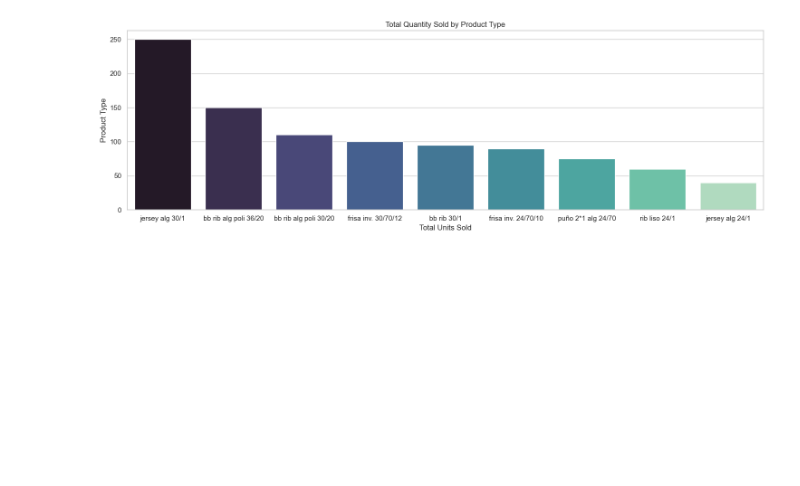
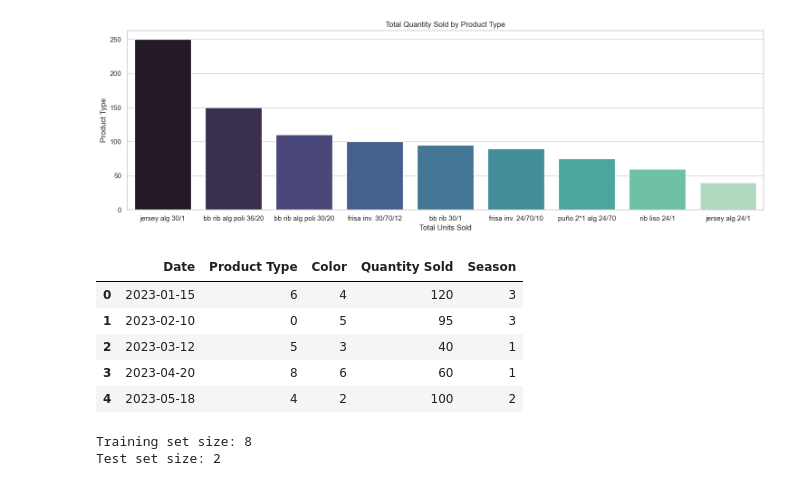
Before and after one commit to danveb/color-demand-predictor, a Jupyter notebook: color_trend_analysis.ipynb, the cells around one changed output. Saved outputs shown, nothing was run; the diff lists cells and outputs as text; code cells hidden in the pictures; blank space fills up the shorter version.

Commit message:
finish ML model and custom prediction step

```diff
--- a/color_trend_analysis.ipynb
+++ b/color_trend_analysis.ipynb
@@ -111,3 +111,60 @@ plt.tight_layout()
 plt.show()
 # %% [output]
 [figure]
+# %%
+# Prepare Data (Encoding Categorical Variables)
+
+# import LabelEncoder from sklearn to convert text label to numerical values
+# Machine Learning models require numerical input...
+from sklearn.preprocessing import LabelEncoder
+
+# create copy of original DataFrame to avoid modifying it
+df_encoded = df.copy()
+
+# create separate label encoders for each categorical column
+le_color = LabelEncoder()
+le_product = LabelEncoder()
+le_season = LabelEncoder()
+
+# apply encoding to each categorical column
+df_encoded["Color"] = le_color.fit_transform(df_encoded["Color"])
+df_encoded["Product Type"] = le_product.fit_transform(df_encoded["Product Type"])
+df_encoded["Season"] = le_season.fit_transform(df_encoded["Season"])
+
+# view first 5 rows of encoded DataFrame
+df_encoded.head()
+# %% [output]
+|  | Date | Product Type | Color | Quantity Sold | Season |
+| 0 | 2023-01-15 | 6 | 4 | 120 | 3 |
+| 1 | 2023-02-10 | 0 | 5 | 95 | 3 |
+| 2 | 2023-03-12 | 5 | 3 | 40 | 1 |
+| 3 | 2023-04-20 | 8 | 6 | 60 | 1 |
+| 4 | 2023-05-18 | 4 | 2 | 100 | 2 |
+# %%
+# Split data for training and testing
+
+# import train_test_split from sklearn to split data into training and testing sets
+# purpose: train the model on one set and test it to see how well it performs
+from sklearn.model_selection import train_test_split
+
+# define input features (X) and target variable (y)
+# X: input data: what model uses to make predictions
+# y: target data: what model tries to predict -> quantity sold
+X = df_encoded[["Color", "Product Type", "Season"]]
+y = df_encoded["Quantity Sold"]
+
+# split data into training and testing sets (80% train, 20% test)
+# 80/20 split is popular to train model and learn patters, as it's enough data to test and get reliable performance metrics and it's simple to understand and consistent across different datasets
+# test_size=0.2 means 20% of data will be used for testing
+# random_state=42 ensures reproducibility of results
+X_train, X_test, y_train, y_test = train_test_split(
+  X, y, test_size=0.2, random_state=42
+)
+
+# check if split worked correctly
+# for 10 rows of CSV
+print("Training set size:", len(X_train)) # 8
+print("Test set size:", len(X_test)) # 2
+# %% [output]
+Training set size: 8
+Test set size: 2
```
Also changed, not shown: parts of 2 cells of this notebook.
